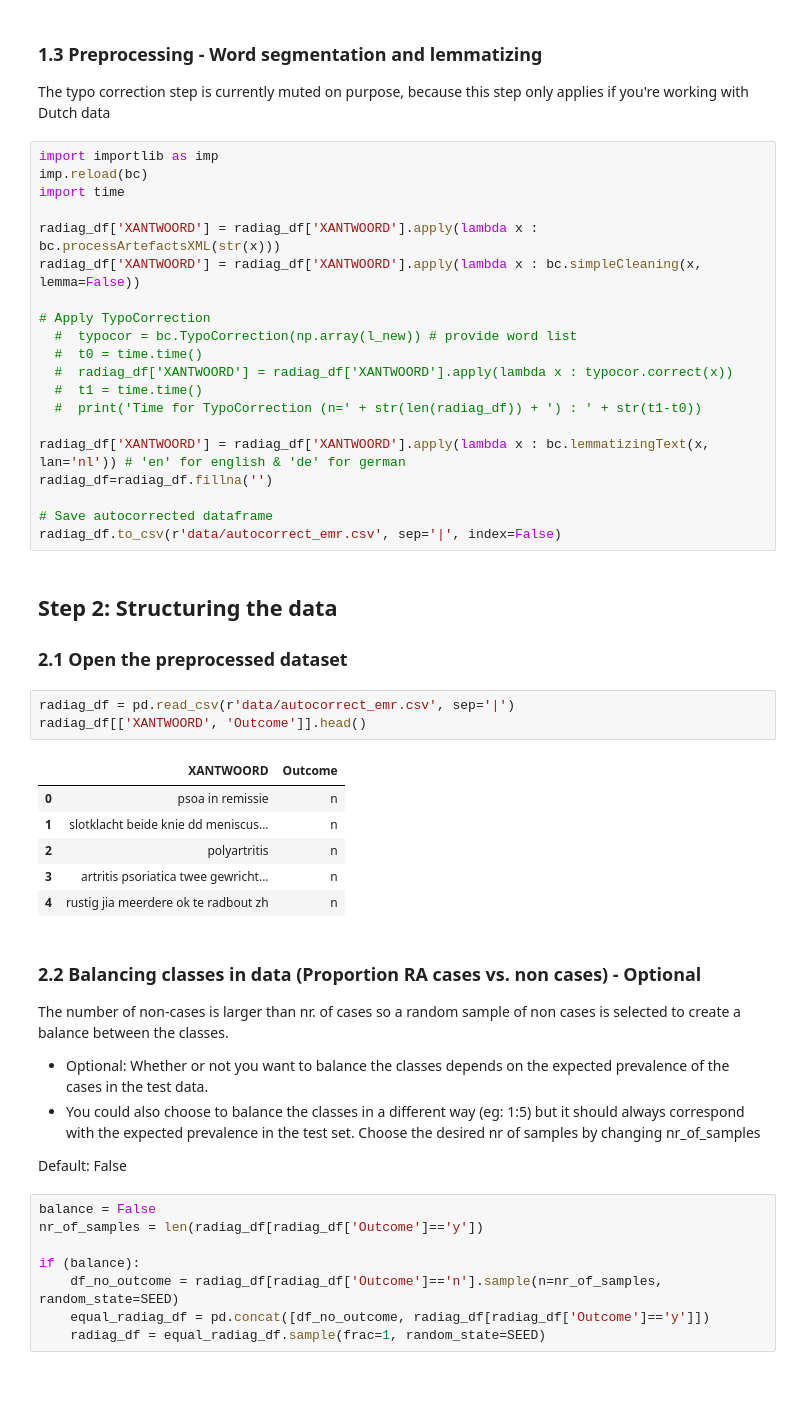
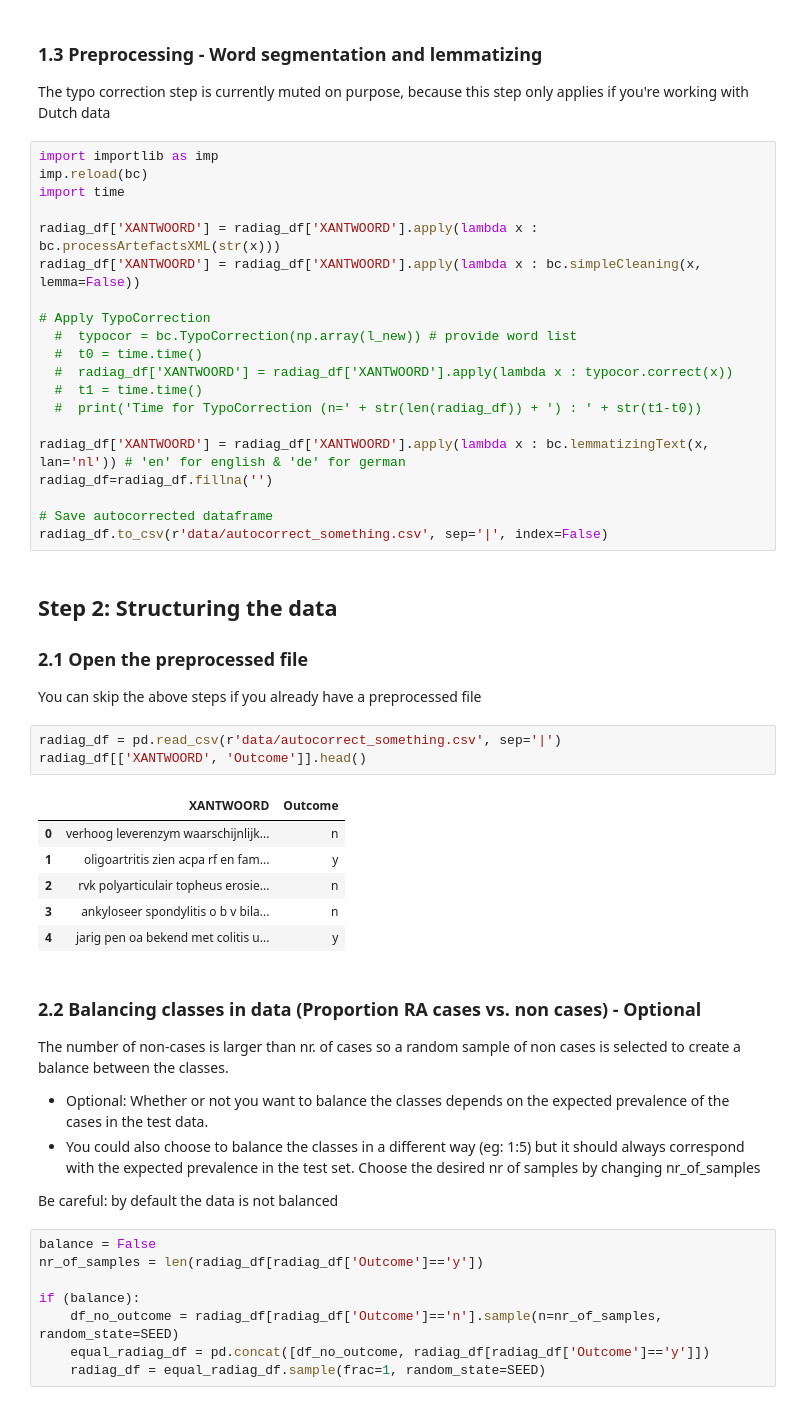
Before and after one commit to levrex/DiagnosisExtraction_ML, a Jupyter notebook: Notebook_Diagnosis_Extraction.ipynb, the cells around one changed output. Cells and saved outputs as stored; diff of their text form.

```diff
--- a/Notebook_Diagnosis_Extraction.ipynb
+++ b/Notebook_Diagnosis_Extraction.ipynb
@@ -110,28 +112,29 @@ radiag_df['XANTWOORD'] = radiag_df['XANTWOORD'].apply(lambda x : bc.lemmatizingT
 radiag_df=radiag_df.fillna('')
 
 # Save autocorrected dataframe
-radiag_df.to_csv(r'data/autocorrect_emr.csv', sep='|', index=False)
+radiag_df.to_csv(r'data/autocorrect_something.csv', sep='|', index=False)
 # %% [markdown]
 ## Step 2: Structuring the data
 
-### 2.1 Open the preprocessed dataset
+### 2.1 Open the preprocessed file
+You can skip the above steps if you already have a preprocessed file
 # %%
-radiag_df = pd.read_csv(r'data/autocorrect_emr.csv', sep='|')
+radiag_df = pd.read_csv(r'data/autocorrect_something.csv', sep='|')
 radiag_df[['XANTWOORD', 'Outcome']].head()
 # %% [output]
 |  | XANTWOORD | Outcome |
-| 0 | psoa in remissie | n |
-| 1 | slotklacht beide knie dd meniscus... | n |
-| 2 | polyartritis | n |
-| 3 | artritis psoriatica twee gewricht... | n |
-| 4 | rustig jia meerdere ok te radbout zh | n |
+| 0 | verhoog leverenzym waarschijnlijk... | n |
+| 1 | oligoartritis zien acpa rf en fam... | y |
+| 2 | rvk polyarticulair topheus erosie... | n |
+| 3 | ankyloseer spondylitis o b v bila... | n |
+| 4 | jarig pen oa bekend met colitis u... | y |
 # %% [markdown]
 ### 2.2 Balancing classes in data (Proportion RA cases vs. non cases) - Optional
 The number of non-cases is larger than nr. of cases so a random sample of non cases is selected to create a balance between the classes.
 - Optional: Whether or not you want to balance the classes depends on the expected prevalence of the cases in the test data.
 - You could also choose to balance the classes in a different way (eg: 1:5) but it should always correspond with the expected prevalence in the test set. Choose the desired nr of samples by changing nr_of_samples
 
-Default: False
+Be careful: by default the data is not balanced
 # %%
 balance = False
 nr_of_samples = len(radiag_df[radiag_df['Outcome']=='y'])
```
Also changed, not shown: parts of 45 cells of this notebook, 23 other files.
